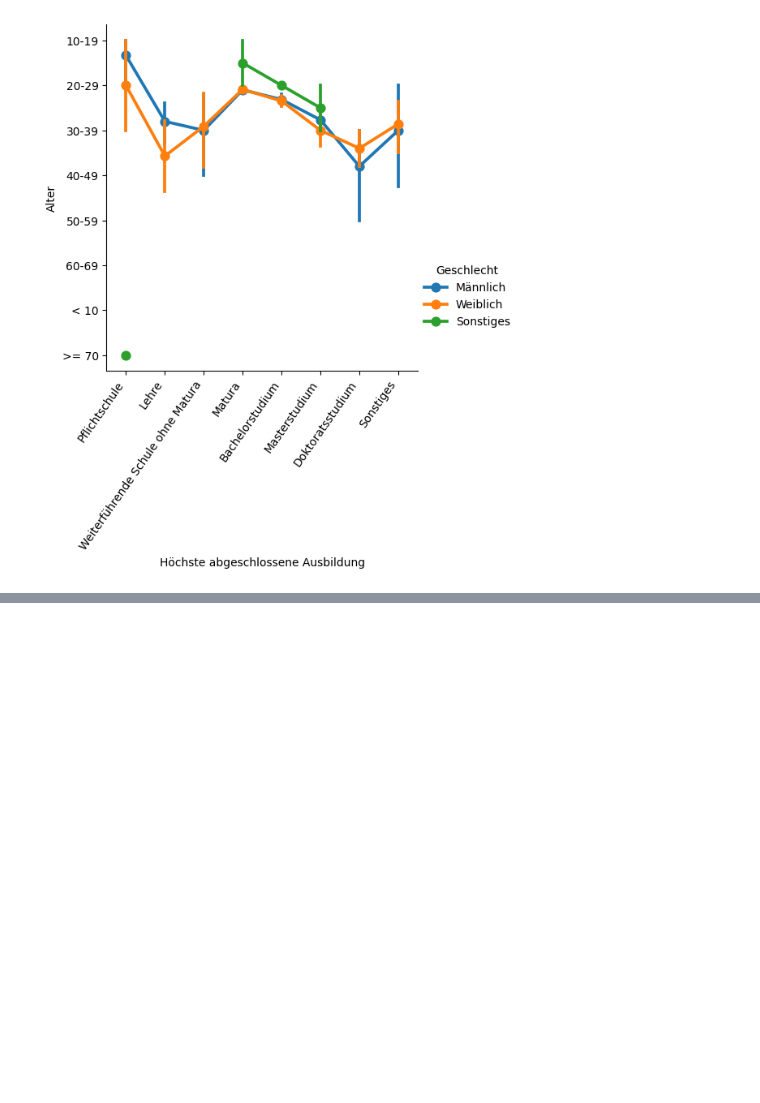
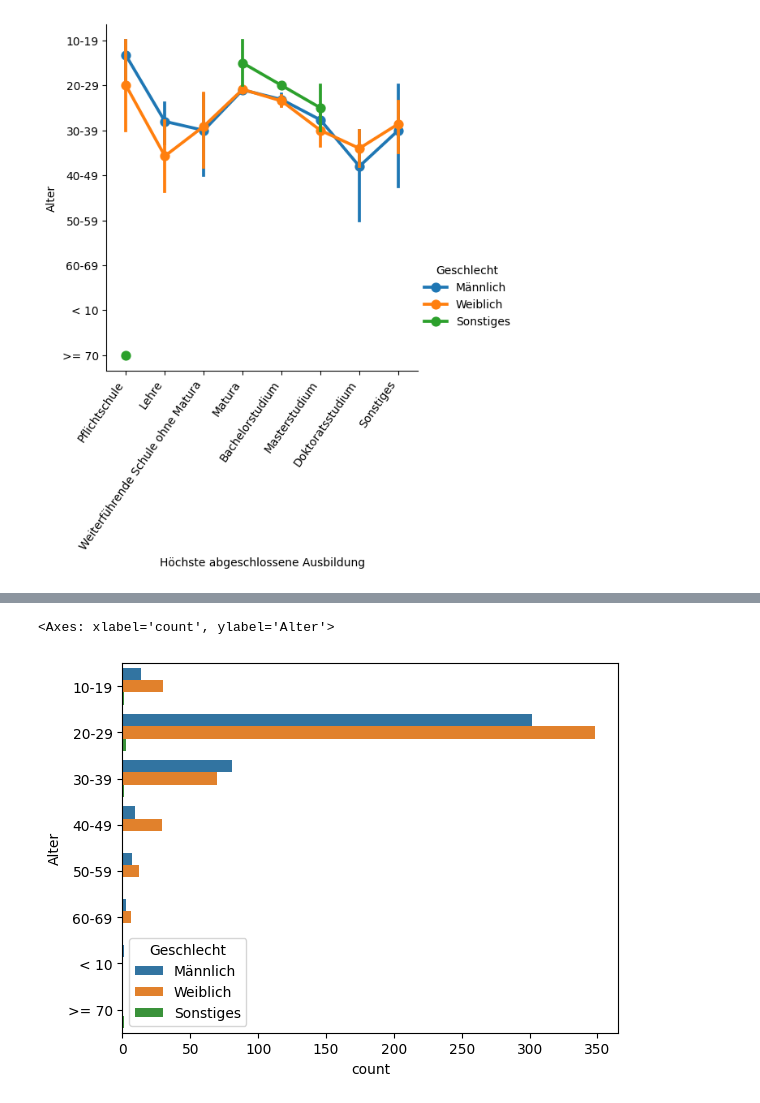
Before and after one commit to s2110458011/BA2024, a Jupyter notebook: src/testing/seaborn.ipynb, the cells around one changed output, grey strips where cells are left out. Cells and saved outputs as stored; diff of their text form; code cells hidden in the pictures; blank space fills up the shorter version.

```diff
--- a/src/testing/seaborn.ipynb
+++ b/src/testing/seaborn.ipynb
@@ -187,0 +195,5 @@ ValueError: 'c' argument must be a color, a sequence of colors, or a sequence of
+# %%
+sns.countplot(df, y='Alter', hue='Geschlecht')
+# %% [output]
+<Axes: xlabel='count', ylabel='Alter'>
+[figure, added]
```
Also changed, not shown: parts of 2 cells of this notebook, 5 other files.
